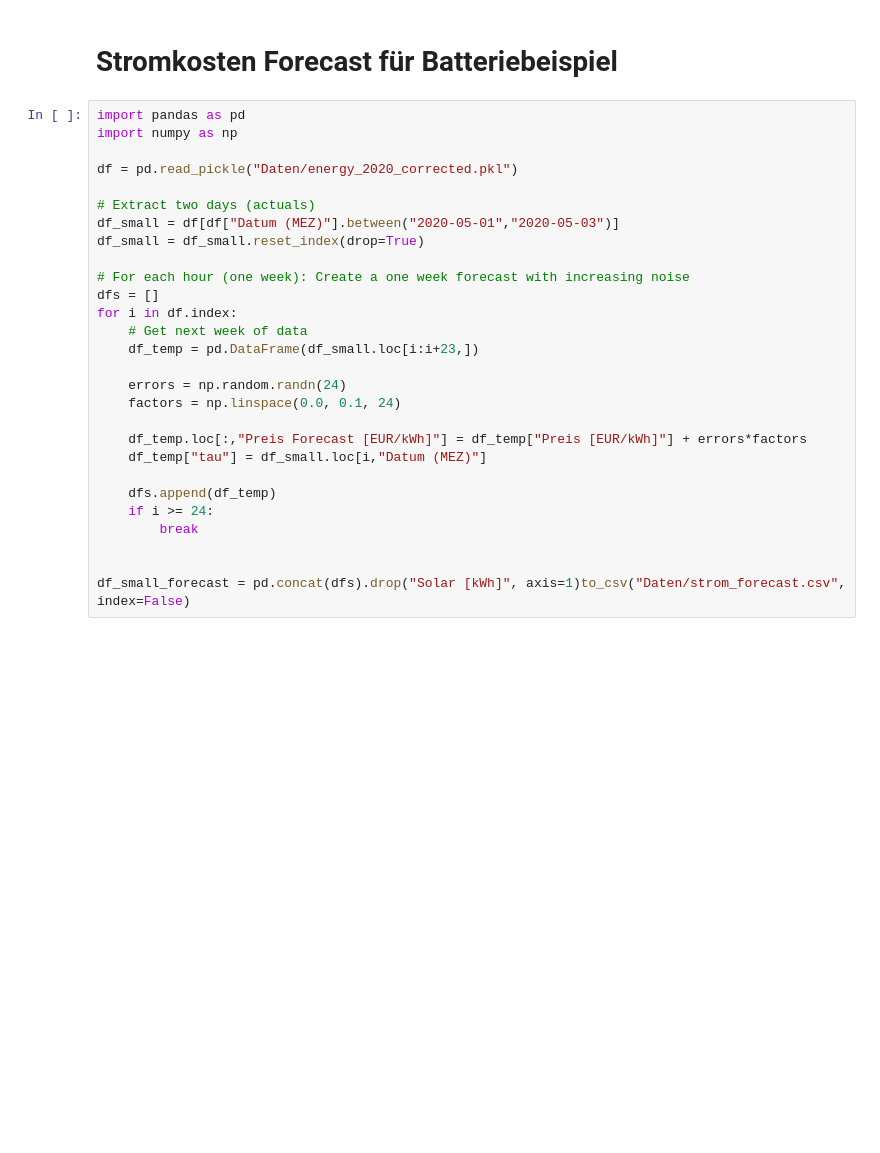
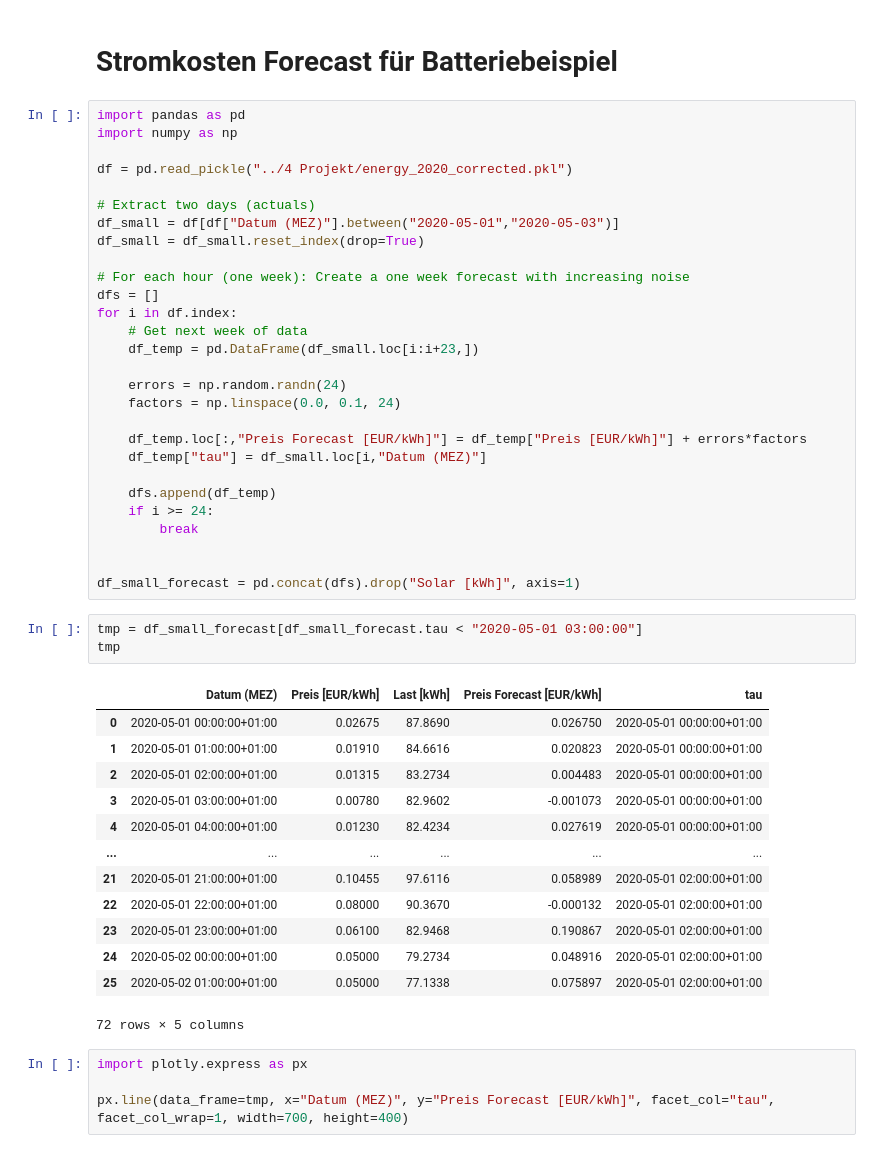
Before and after one commit to djanka2/oms-skript, a Jupyter notebook: code.ipynb, the cells around one changed output. Drawn from its saved outputs; the diff is of its cells as text; blank space fills up the shorter version.

```diff
--- a/code.ipynb
+++ b/code.ipynb
@@ -186,7 +186,7 @@ for k in range(100):
 import pandas as pd
 import numpy as np
 
-df = pd.read_pickle("Daten/energy_2020_corrected.pkl")
+df = pd.read_pickle("../4 Projekt/energy_2020_corrected.pkl")
 
 # Extract two days (actuals)
 df_small = df[df["Datum (MEZ)"].between("2020-05-01","2020-05-03")]
@@ -209,4 +209,25 @@ for i in df.index:
         break
 
 
-df_small_forecast = pd.concat(dfs).drop("Solar [kWh]", axis=1)to_csv("Daten/strom_forecast.csv", index=False)
+df_small_forecast = pd.concat(dfs).drop("Solar [kWh]", axis=1)
+# %%
+tmp = df_small_forecast[df_small_forecast.tau < "2020-05-01 03:00:00"]
+tmp
+# %% [output]
+|  | Datum (MEZ) | Preis [EUR/kWh] | Last [kWh] | Preis Forecast [EUR/kWh] | tau |
+| 0 | 2020-05-01 00:00:00+01:00 | 0.02675 | 87.8690 | 0.026750 | 2020-05-01 00:00:00+01:00 |
+| 1 | 2020-05-01 01:00:00+01:00 | 0.01910 | 84.6616 | 0.020823 | 2020-05-01 00:00:00+01:00 |
+| 2 | 2020-05-01 02:00:00+01:00 | 0.01315 | 83.2734 | 0.004483 | 2020-05-01 00:00:00+01:00 |
+| 3 | 2020-05-01 03:00:00+01:00 | 0.00780 | 82.9602 | -0.001073 | 2020-05-01 00:00:00+01:00 |
+| 4 | 2020-05-01 04:00:00+01:00 | 0.01230 | 82.4234 | 0.027619 | 2020-05-01 00:00:00+01:00 |
+| ... | ... | ... | ... | ... | ... |
+| 21 | 2020-05-01 21:00:00+01:00 | 0.10455 | 97.6116 | 0.058989 | 2020-05-01 02:00:00+01:00 |
+| 22 | 2020-05-01 22:00:00+01:00 | 0.08000 | 90.3670 | -0.000132 | 2020-05-01 02:00:00+01:00 |
+| 23 | 2020-05-01 23:00:00+01:00 | 0.06100 | 82.9468 | 0.190867 | 2020-05-01 02:00:00+01:00 |
+| 24 | 2020-05-02 00:00:00+01:00 | 0.05000 | 79.2734 | 0.048916 | 2020-05-01 02:00:00+01:00 |
+| 25 | 2020-05-02 01:00:00+01:00 | 0.05000 | 77.1338 | 0.075897 | 2020-05-01 02:00:00+01:00 |
+72 rows × 5 columns
+# %%
+import plotly.express as px
+
+px.line(data_frame=tmp, x="Datum (MEZ)", y="Preis Forecast [EUR/kWh]", facet_col="tau", facet_col_wrap=1, width=700, height=400)
```
Also changed, not shown: 16 other files.
